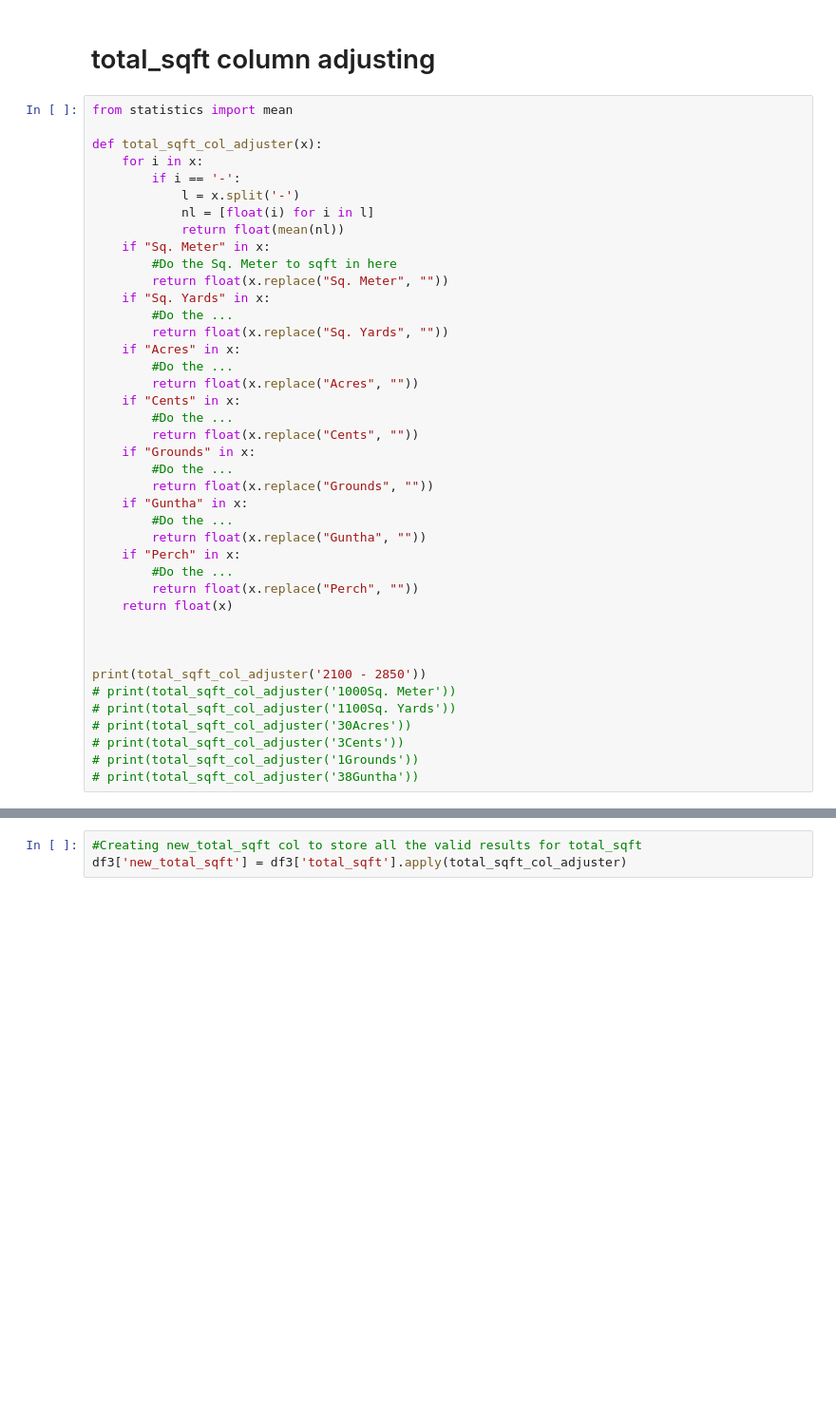
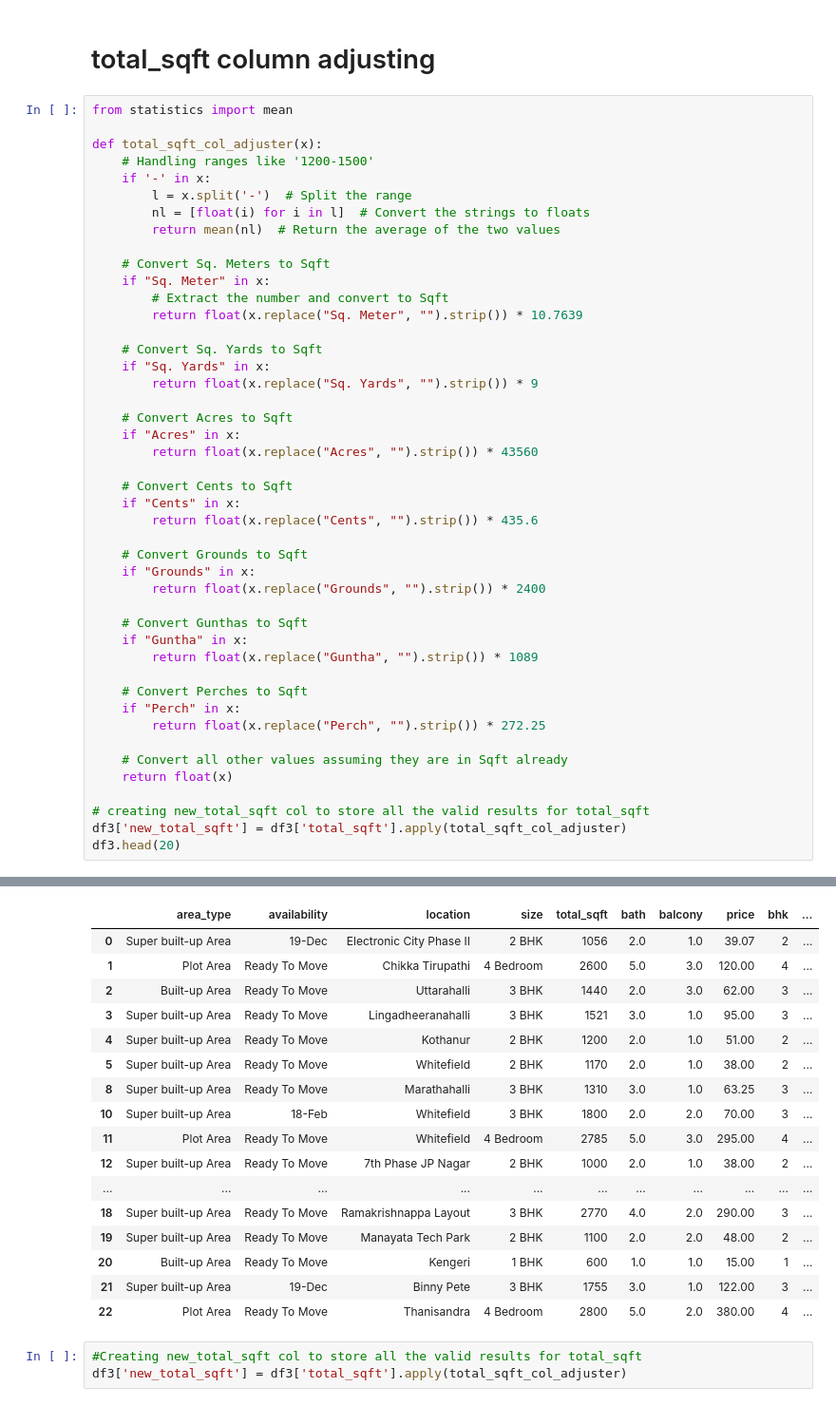
Before and after one commit to Vinushann/EstateInsight, a Jupyter notebook: src/data_preprocessing.ipynb, the cells around one changed output, grey strips where cells are left out. Shown at 95% size. Drawn from its saved outputs; the diff is of its cells as text; blank space fills up the shorter version.

```diff
--- a/src/data_preprocessing.ipynb
+++ b/src/data_preprocessing.ipynb
@@ -178,41 +160,45 @@ df3.head()
 from statistics import mean
 
 def total_sqft_col_adjuster(x):
-    for i in x:
-        if i == '-':
-            l = x.split('-')
-            nl = [float(i) for i in l]
-            return float(mean(nl))
+    # Handling ranges like '1200-1500'
+    if '-' in x:
+        l = x.split('-')  # Split the range
+        nl = [float(i) for i in l]  # Convert the strings to floats
+        return mean(nl)  # Return the average of the two values
+
+    # Convert Sq. Meters to Sqft
     if "Sq. Meter" in x:
-        #Do the Sq. Meter to sqft in here
-        return float(x.replace("Sq. Meter", ""))
+        # Extract the number and convert to Sqft
+        return float(x.replace("Sq. Meter", "").strip()) * 10.7639
+
+    # Convert Sq. Yards to Sqft
     if "Sq. Yards" in x:
-        #Do the ...
-        return float(x.replace("Sq. Yards", ""))
+        return float(x.replace("Sq. Yards", "").strip()) * 9
+
+    # Convert Acres to Sqft
     if "Acres" in x:
-        #Do the ...
-        return float(x.replace("Acres", ""))
+        return float(x.replace("Acres", "").strip()) * 43560
+
+    # Convert Cents to Sqft
     if "Cents" in x:
-        #Do the ...
-        return float(x.replace("Cents", ""))
+        return float(x.replace("Cents", "").strip()) * 435.6
+
+    # Convert Grounds to Sqft
     if "Grounds" in x:
-        #Do the ...
-        return float(x.replace("Grounds", ""))
+        return float(x.replace("Grounds", "").strip()) * 2400
+
+    # Convert Gunthas to Sqft
     if "Guntha" in x:
-        #Do the ...
-        return float(x.replace("Guntha", ""))
+        return float(x.replace("Guntha", "").strip()) * 1089
+
+    # Convert Perches to Sqft
     if "Perch" in x:
-        #Do the ...
-        return float(x.replace("Perch", ""))
+        return float(x.replace("Perch", "").strip()) * 272.25
+
+    # Convert all other values assuming they are in Sqft already
     return float(x)
 
-
-
-print(total_sqft_col_adjuster('2100 - 2850'))
-# print(total_sqft_col_adjuster('1000Sq. Meter'))
-# print(total_sqft_col_adjuster('1100Sq. Yards'))
-# print(total_sqft_col_adjuster('30Acres'))
-# print(total_sqft_col_adjuster('3Cents'))
-# print(total_sqft_col_adjuster('1Grounds'))
-# print(total_sqft_col_adjuster('38Guntha'))
+# creating new_total_sqft col to store all the valid results for total_sqft
+df3['new_total_sqft'] = df3['total_sqft'].apply(total_sqft_col_adjuster)
+df3.head(20)
 # %% [output]
@@ -220,3 +210,20 @@ print(total_sqft_col_adjuster('2100 - 2850'))
+|  | area_type | availability | location | size | total_sqft | bath | balcony | price | bhk | ... |
+| 0 | Super built-up Area | 19-Dec | Electronic City Phase II | 2 BHK | 1056 | 2.0 | 1.0 | 39.07 | 2 | ... |
+| 1 | Plot Area | Ready To Move | Chikka Tirupathi | 4 Bedroom | 2600 | 5.0 | 3.0 | 120.00 | 4 | ... |
+| 2 | Built-up Area | Ready To Move | Uttarahalli | 3 BHK | 1440 | 2.0 | 3.0 | 62.00 | 3 | ... |
+| 3 | Super built-up Area | Ready To Move | Lingadheeranahalli | 3 BHK | 1521 | 3.0 | 1.0 | 95.00 | 3 | ... |
+| 4 | Super built-up Area | Ready To Move | Kothanur | 2 BHK | 1200 | 2.0 | 1.0 | 51.00 | 2 | ... |
+| 5 | Super built-up Area | Ready To Move | Whitefield | 2 BHK | 1170 | 2.0 | 1.0 | 38.00 | 2 | ... |
+| 8 | Super built-up Area | Ready To Move | Marathahalli | 3 BHK | 1310 | 3.0 | 1.0 | 63.25 | 3 | ... |
+| 10 | Super built-up Area | 18-Feb | Whitefield | 3 BHK | 1800 | 2.0 | 2.0 | 70.00 | 3 | ... |
+| 11 | Plot Area | Ready To Move | Whitefield | 4 Bedroom | 2785 | 5.0 | 3.0 | 295.00 | 4 | ... |
+| 12 | Super built-up Area | Ready To Move | 7th Phase JP Nagar | 2 BHK | 1000 | 2.0 | 1.0 | 38.00 | 2 | ... |
+| ... | ... | ... | ... | ... | ... | ... | ... | ... | ... | ... |
+| 18 | Super built-up Area | Ready To Move | Ramakrishnappa Layout | 3 BHK | 2770 | 4.0 | 2.0 | 290.00 | 3 | ... |
+| 19 | Super built-up Area | Ready To Move | Manayata Tech Park | 2 BHK | 1100 | 2.0 | 2.0 | 48.00 | 2 | ... |
+| 20 | Built-up Area | Ready To Move | Kengeri | 1 BHK | 600 | 1.0 | 1.0 | 15.00 | 1 | ... |
+| 21 | Super built-up Area | 19-Dec | Binny Pete | 3 BHK | 1755 | 3.0 | 1.0 | 122.00 | 3 | ... |
+| 22 | Plot Area | Ready To Move | Thanisandra | 4 Bedroom | 2800 | 5.0 | 2.0 | 380.00 | 4 | ... |
 # %%
 #Creating new_total_sqft col to store all the valid results for total_sqft
 df3['new_total_sqft'] = df3['total_sqft'].apply(total_sqft_col_adjuster)
```
Also changed, not shown: parts of 16 cells of this notebook, 2 other files.
